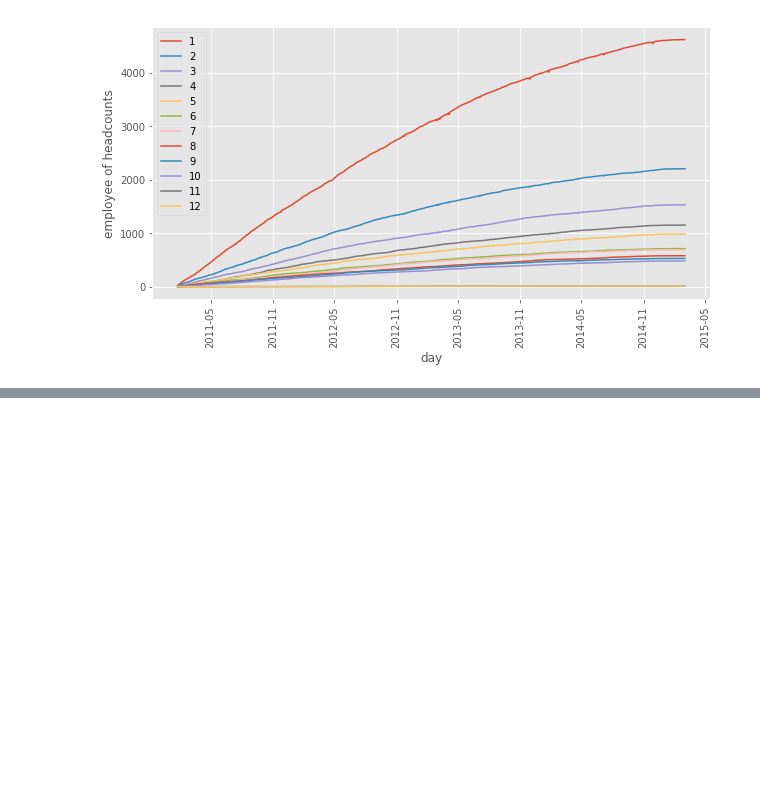
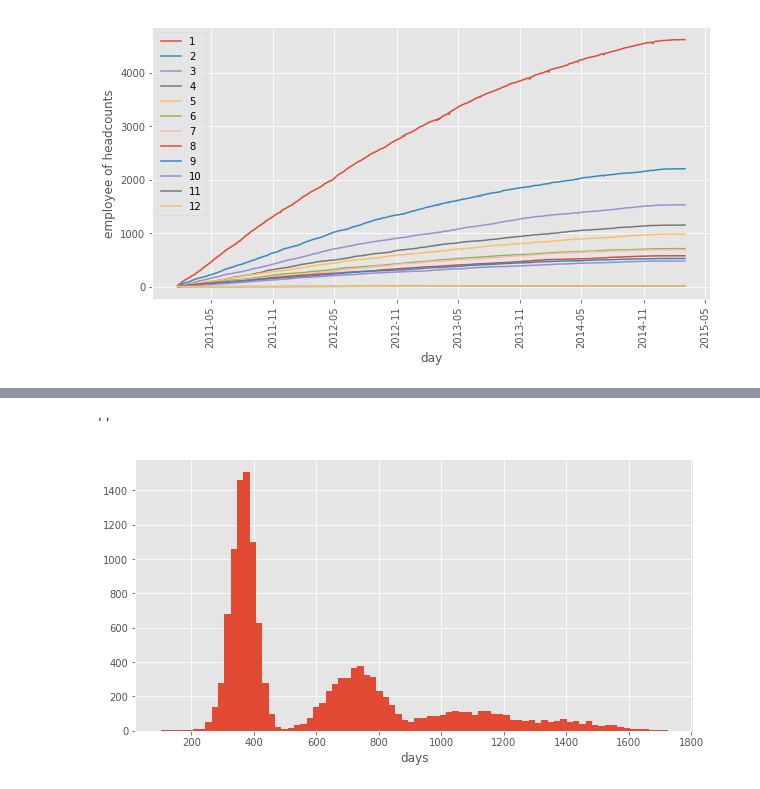
Before and after one commit to moerashidi/employee-retention, a Jupyter notebook: employee-retention.ipynb, the cells around one changed output, grey strips where cells are left out. Drawn from its saved outputs; the diff is of its cells as text; code cells hidden in the pictures; blank space fills up the shorter version.

```diff
--- a/employee-retention.ipynb
+++ b/employee-retention.ipynb
@@ -179,0 +197,4 @@ plt.legend()
+# %%
+
+df_quit['days']=df_quit['quit_date']-df_quit['join_date']
+df_quit['days']=df_quit['days'].astype('timedelta64[D]')
@@ -179,0 +210,8 @@ plt.legend()
+# %%
+plt.figure(figsize=(10,5))
+plt.hist(df_quit['days'],bins=80)
+plt.xlabel('days')
+;
+# %% [output]
+''
+[figure, added]
```
Also changed, not shown: parts of 10 cells of this notebook.
